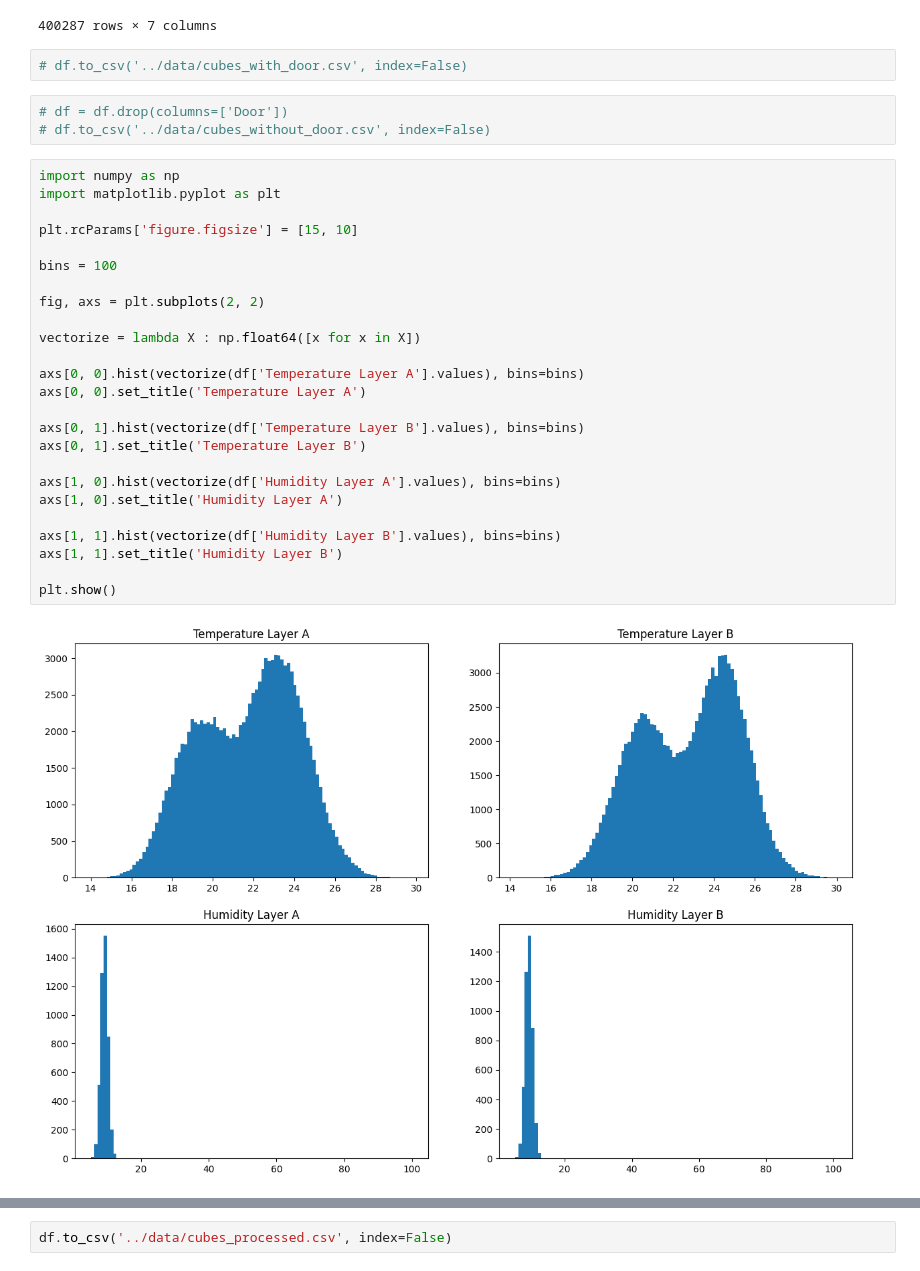
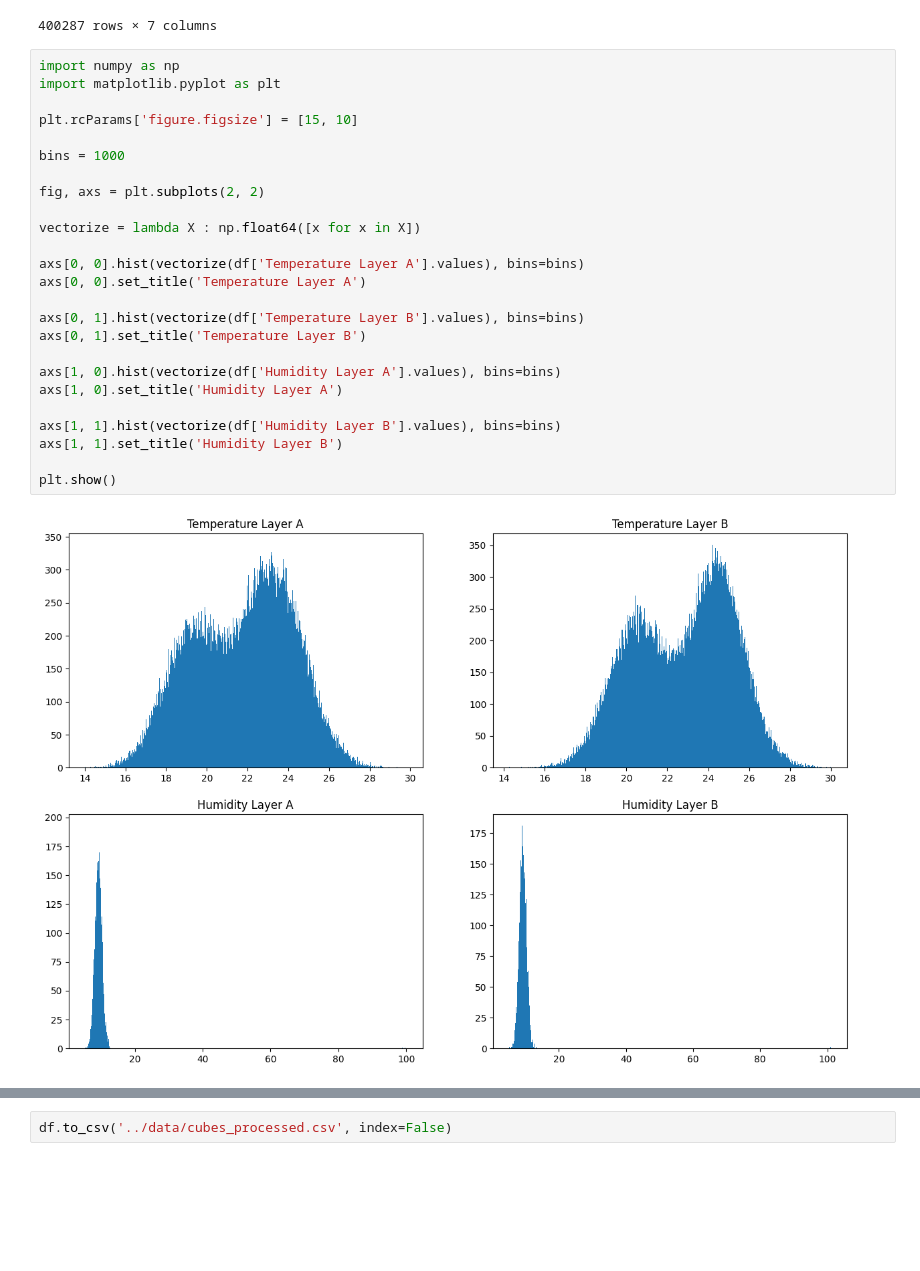
Before and after one commit to KonstantinMosin/data-processing, a Jupyter notebook: src/processing.ipynb, the cells around one changed output, grey strips where cells are left out. Saved outputs shown, nothing was run; the diff lists cells and outputs as text; blank space fills up the shorter version.

```diff
--- a/src/processing.ipynb
+++ b/src/processing.ipynb
@@ -43,35 +43,30 @@ df
 | 400285 | 36 | 4323566 | NaN | NaN | NaN | NaN | ... |
 | 400286 | 0 | 4323592 | NaN | NaN | NaN | NaN | ... |
 400287 rows × 7 columns
-# %%
-# df.to_csv('../data/cubes_with_door.csv', index=False)
-# %%
-# df = df.drop(columns=['Door'])
-# df.to_csv('../data/cubes_without_door.csv', index=False)
 # %%
 import numpy as np
 import matplotlib.pyplot as plt
 
 plt.rcParams['figure.figsize'] = [15, 10]
 
-bins = 100
+bins = 1000
 
 fig, axs = plt.subplots(2, 2)
 
 vectorize = lambda X : np.float64([x for x in X])
 
 axs[0, 0].hist(vectorize(df['Temperature Layer A'].values), bins=bins)
 axs[0, 0].set_title('Temperature Layer A')
 
 axs[0, 1].hist(vectorize(df['Temperature Layer B'].values), bins=bins)
 axs[0, 1].set_title('Temperature Layer B')
 
 axs[1, 0].hist(vectorize(df['Humidity Layer A'].values), bins=bins)
 axs[1, 0].set_title('Humidity Layer A')
 
 axs[1, 1].hist(vectorize(df['Humidity Layer B'].values), bins=bins)
 axs[1, 1].set_title('Humidity Layer B')
 
 plt.show()
 # %% [output]
-[figure, old version]
+[figure, new version]
```
Also changed, not shown: parts of 4 cells of this notebook.
